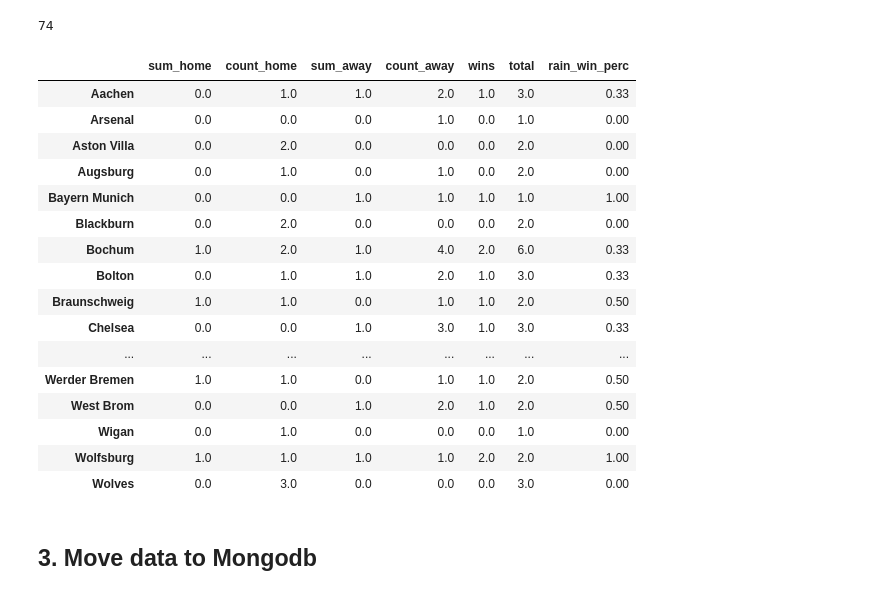
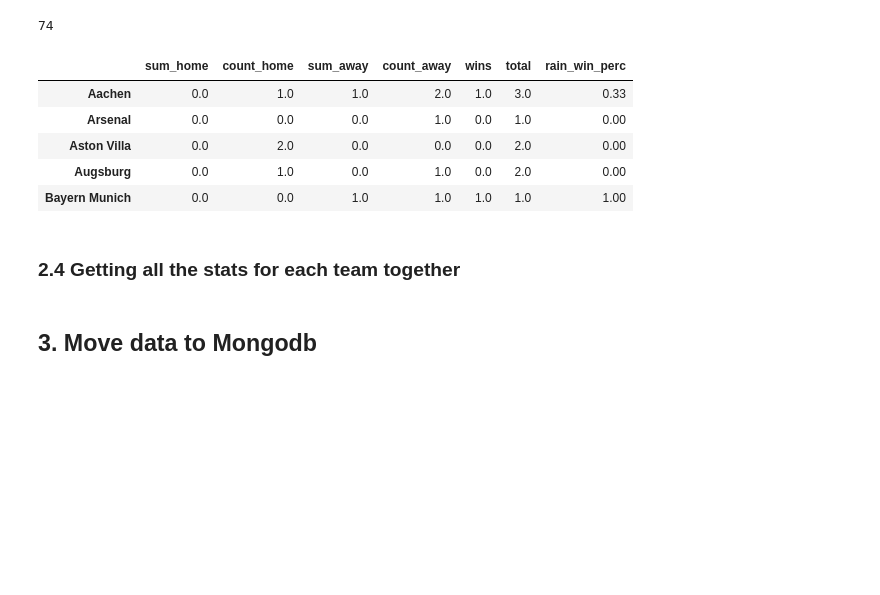
Before and after one commit to tinacliu/london-ds-100719-M2-project-template, a Jupyter notebook: index.ipynb, the cells around one changed output. Drawn from its saved outputs; the diff is of its cells as text; code cells hidden in the pictures; blank space fills up the shorter version.

```diff
--- a/index.ipynb
+++ b/index.ipynb
@@ -97,6 +85,8 @@ def sql(query):
+# %%
+d = DataGetter('database.sqlite')
 # %%
-# see sample of data
-matches_df = sql('SELECT * FROM matches WHERE season = 2011')
+# see sample of data, mathces data from 2011
+matches_df = d.sql('SELECT * FROM matches WHERE season = 2011')
 matches_df.head()
 # %% [output]
 |  | Match_ID | Div | Season | Date | HomeTeam | AwayTeam | FTHG | FTAG | FTR |
@@ -274,25 +277,16 @@ rain_tot['wins'] = rain_tot['sum_home']+rain_tot['sum_away']
 rain_tot['total'] = rain_tot['count_home']+rain_tot['count_away']
 rain_tot['rain_win_perc'] = round(rain_tot.wins / rain_tot.total,2)
 # %%
-rain_tot
+rain_tot.head()
 # %% [output]
 |  | sum_home | count_home | sum_away | count_away | wins | total | rain_win_perc |
 | Aachen | 0.0 | 1.0 | 1.0 | 2.0 | 1.0 | 3.0 | 0.33 |
 | Arsenal | 0.0 | 0.0 | 0.0 | 1.0 | 0.0 | 1.0 | 0.00 |
 | Aston Villa | 0.0 | 2.0 | 0.0 | 0.0 | 0.0 | 2.0 | 0.00 |
 | Augsburg | 0.0 | 1.0 | 0.0 | 1.0 | 0.0 | 2.0 | 0.00 |
 | Bayern Munich | 0.0 | 0.0 | 1.0 | 1.0 | 1.0 | 1.0 | 1.00 |
-| Blackburn | 0.0 | 2.0 | 0.0 | 0.0 | 0.0 | 2.0 | 0.00 |
-| Bochum | 1.0 | 2.0 | 1.0 | 4.0 | 2.0 | 6.0 | 0.33 |
-| Bolton | 0.0 | 1.0 | 1.0 | 2.0 | 1.0 | 3.0 | 0.33 |
-| Braunschweig | 1.0 | 1.0 | 0.0 | 1.0 | 1.0 | 2.0 | 0.50 |
-| Chelsea | 0.0 | 0.0 | 1.0 | 3.0 | 1.0 | 3.0 | 0.33 |
-| ... | ... | ... | ... | ... | ... | ... | ... |
-| Werder Bremen | 1.0 | 1.0 | 0.0 | 1.0 | 1.0 | 2.0 | 0.50 |
-| West Brom | 0.0 | 0.0 | 1.0 | 2.0 | 1.0 | 2.0 | 0.50 |
-| Wigan | 0.0 | 1.0 | 0.0 | 0.0 | 0.0 | 1.0 | 0.00 |
-| Wolfsburg | 1.0 | 1.0 | 1.0 | 1.0 | 2.0 | 2.0 | 1.00 |
-| Wolves | 0.0 | 3.0 | 0.0 | 0.0 | 0.0 | 3.0 | 0.00 |
+# %% [markdown]
+### 2.4 Getting all the stats for each team together
 # %% [markdown]
 ## 3. Move data to Mongodb
 # %%
```
Also changed, not shown: parts of 19 cells of this notebook, 2 other files.
